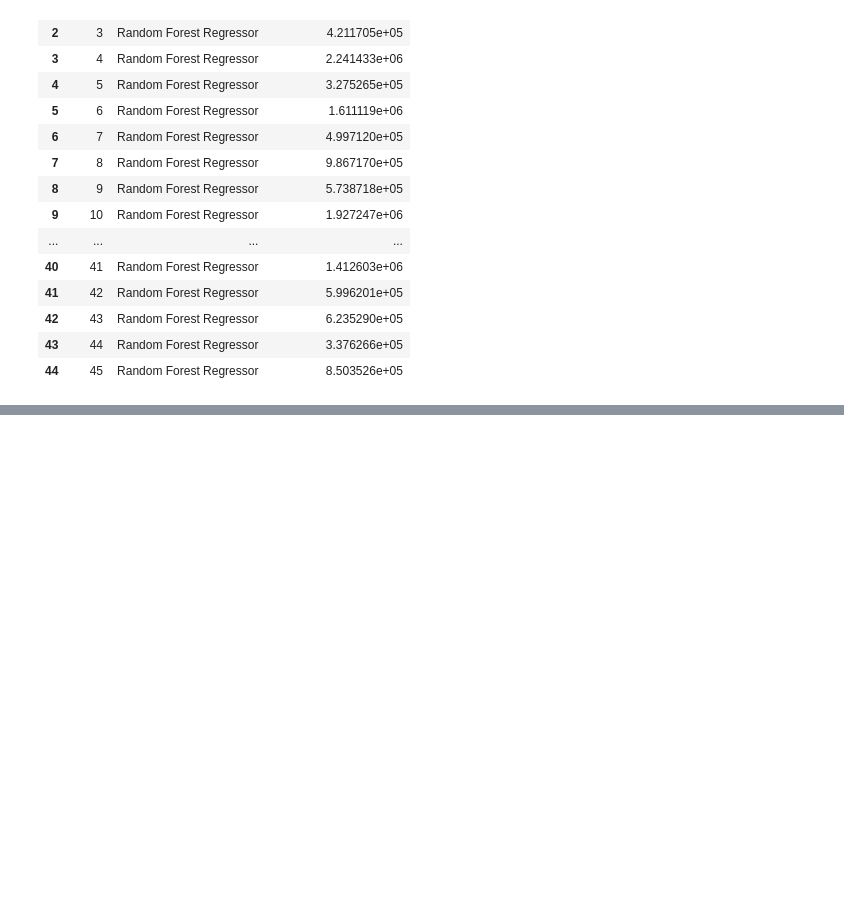
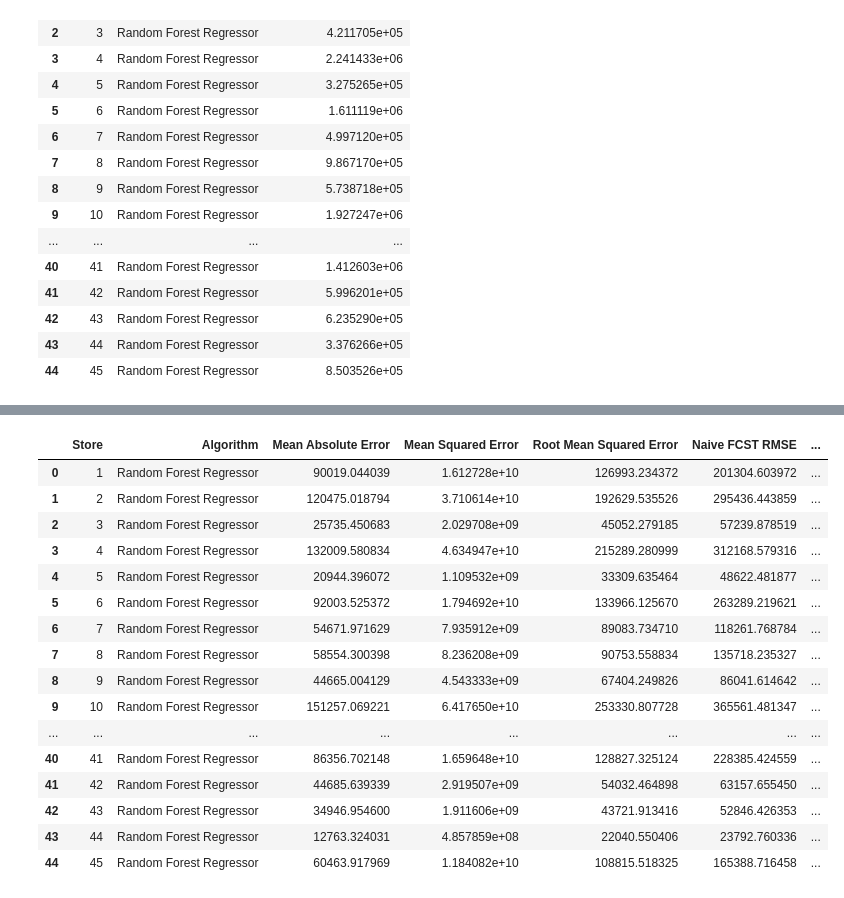
Before and after one commit to Franceskling/final_project, a Jupyter notebook: machine_learning/ALLstores_sales_future_forecast_ML.ipynb, the cells around one changed output, grey strips where cells are left out. Drawn from its saved outputs; the diff is of its cells as text; code cells hidden in the pictures; blank space fills up the shorter version.

```diff
--- a/machine_learning/ALLstores_sales_future_forecast_ML.ipynb
+++ b/machine_learning/ALLstores_sales_future_forecast_ML.ipynb
@@ -473,10 +642,10 @@ Store_scoring_02["Naive FCST RMSE"].mean()
 # %%
-# Looping through each Store for finding their predicted values and performance metrics using Linear Regression Model
+# Looping through each Store for finding their future values and performance metrics using Random Forest Regression Model
 
-stores_predictions = pd.DataFrame([])
-stores_metrics = []
+stores_predictions_03 = pd.DataFrame([])
+stores_metrics_03 = []
 
-Future_prediction = []
+Future_prediction_03 = []
 
 for store in stores:
     stores_sales = allstores_model_df[allstores_model_df.Store == store]
@@ -520,15 +689,14 @@ for store in stores:
     y_pred = regr.predict(X_test_scaled)
 
     predictions = pd.DataFrame({"Store":store,"Algorithm":"Random Forest Regressor","Prediction": y_pred, "Actual": y_test})
-    #predictions = pd.DataFrame({"Store":store,"Algorithm":"Linear Regression","Prediction": y_pred, "Actual": y_test})
 
-    stores_predictions = stores_predictions.append(predictions)
+    stores_predictions_03 = stores_predictions_03.append(predictions)
 
     # Naive model variables declaration-Assuming this week's sales similar to the last week's sale
     actual_y = stores_sales["Weekly_Sales"][1:]
     prediction_y = stores_sales["Weekly_Sales"][:-1]
 
-    # Scoring for Random Forest Regressor Model
+    # Scoring for Random Forest Regression Model
     scoring = {"Store":store,
                   "Algorithm":"Random Forest Regressor",
                     "Mean Absolute Error":metrics.mean_absolute_error(y_test,y_pred),
@@ -537,25 +705,10 @@ for store in stores:
                     "Naive FCST RMSE": np.sqrt(metrics.mean_squared_error(actual_y, prediction_y)),
                     "R-squared":r2_score(y_test, y_pred)}
 
-    stores_metrics.append(scoring)
+    stores_metrics_03.append(scoring)
 
     # Make the future prediction
     future_df = pd.DataFrame(X.iloc[[-1]])
-    print(future_df)
-#     future_df = future_df.drop(columns =["Date","Rev_Date","index_id","sales_diff"])
-
-    # Mirroring the X variable to perform future predictions
-#     future_df = future_df.rename(columns={"Weekly_Sales":"Previous_WK_Sales"})
-#     future_df["Prev_WK_Sales2"] = future_df["Previous_WK_Sales"]
-#     future_df = future_df.drop(columns=["Previous_WK_Sales"])
-#     future_df = future_df[["Prev_WK_Sales2","Week"]]
-
-#     print(future_df2)
-#     future_df['Week'] = future_df['Week'].apply(str)
-
-#     future_df= pd.get_dummies(future_df, prefix=['Week'])
-
-#     print(future_df)
 
     # Scale the data
     X_future_scaled = X_scaler.transform(future_df)
@@ -564,4 +717,4 @@ for store in stores:
 
     future_wk_prediction = {"Store":store,"Algorithm":"Random Forest Regressor","future Week Prediction":F_pred[0]}
 
-    Future_prediction.append(future_wk_prediction)
+    Future_prediction_03.append(future_wk_prediction)
@@ -571,2 +805,24 @@ Store_scoring_03
+# %%
+# Random Forest Regression computed metrics
+Store_scoring_03 = pd.DataFrame(stores_metrics_03)
+Store_scoring_03
+# %% [output]
+|  | Store | Algorithm | Mean Absolute Error | Mean Squared Error | Root Mean Squared Error | Naive FCST RMSE | ... |
+| 0 | 1 | Random Forest Regressor | 90019.044039 | 1.612728e+10 | 126993.234372 | 201304.603972 | ... |
+| 1 | 2 | Random Forest Regressor | 120475.018794 | 3.710614e+10 | 192629.535526 | 295436.443859 | ... |
+| 2 | 3 | Random Forest Regressor | 25735.450683 | 2.029708e+09 | 45052.279185 | 57239.878519 | ... |
+| 3 | 4 | Random Forest Regressor | 132009.580834 | 4.634947e+10 | 215289.280999 | 312168.579316 | ... |
+| 4 | 5 | Random Forest Regressor | 20944.396072 | 1.109532e+09 | 33309.635464 | 48622.481877 | ... |
+| 5 | 6 | Random Forest Regressor | 92003.525372 | 1.794692e+10 | 133966.125670 | 263289.219621 | ... |
+| 6 | 7 | Random Forest Regressor | 54671.971629 | 7.935912e+09 | 89083.734710 | 118261.768784 | ... |
+| 7 | 8 | Random Forest Regressor | 58554.300398 | 8.236208e+09 | 90753.558834 | 135718.235327 | ... |
+| 8 | 9 | Random Forest Regressor | 44665.004129 | 4.543333e+09 | 67404.249826 | 86041.614642 | ... |
+| 9 | 10 | Random Forest Regressor | 151257.069221 | 6.417650e+10 | 253330.807728 | 365561.481347 | ... |
+| ... | ... | ... | ... | ... | ... | ... | ... |
+| 40 | 41 | Random Forest Regressor | 86356.702148 | 1.659648e+10 | 128827.325124 | 228385.424559 | ... |
+| 41 | 42 | Random Forest Regressor | 44685.639339 | 2.919507e+09 | 54032.464898 | 63157.655450 | ... |
+| 42 | 43 | Random Forest Regressor | 34946.954600 | 1.911606e+09 | 43721.913416 | 52846.426353 | ... |
+| 43 | 44 | Random Forest Regressor | 12763.324031 | 4.857859e+08 | 22040.550406 | 23792.760336 | ... |
+| 44 | 45 | Random Forest Regressor | 60463.917969 | 1.184082e+10 | 108815.518325 | 165388.716458 | ... |
 # %%
 Store_scoring_03["R-squared"].mean()
```
Also changed, not shown: parts of 41 cells of this notebook, 9 other files.
